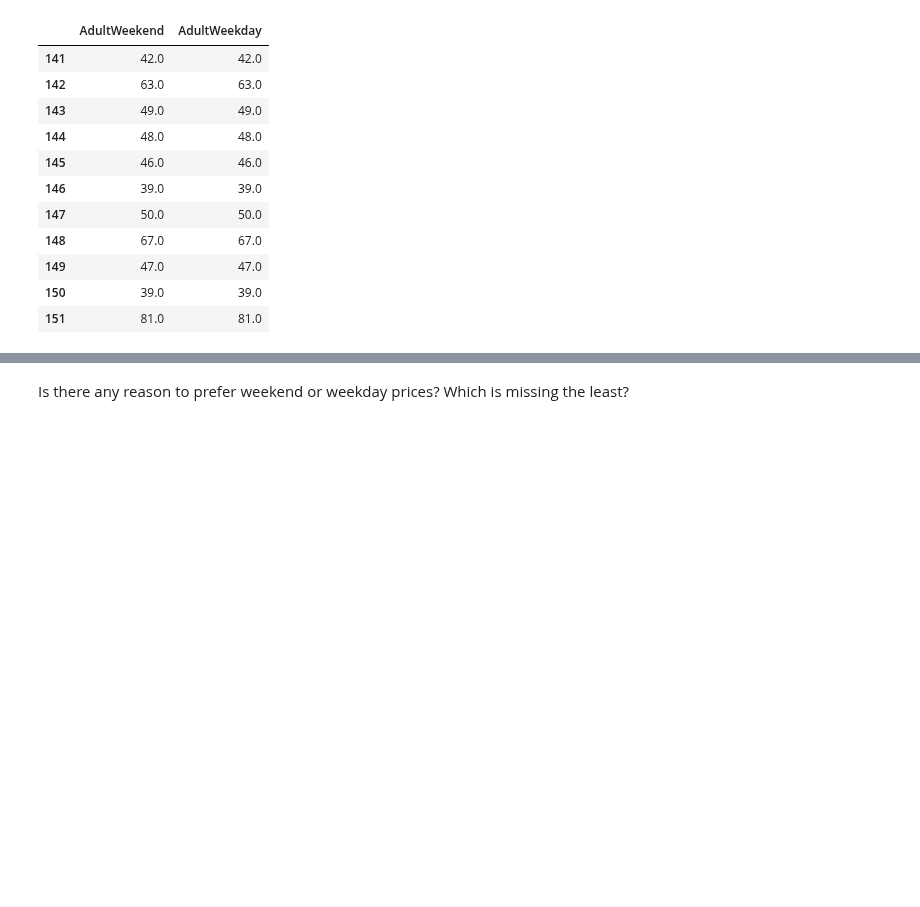
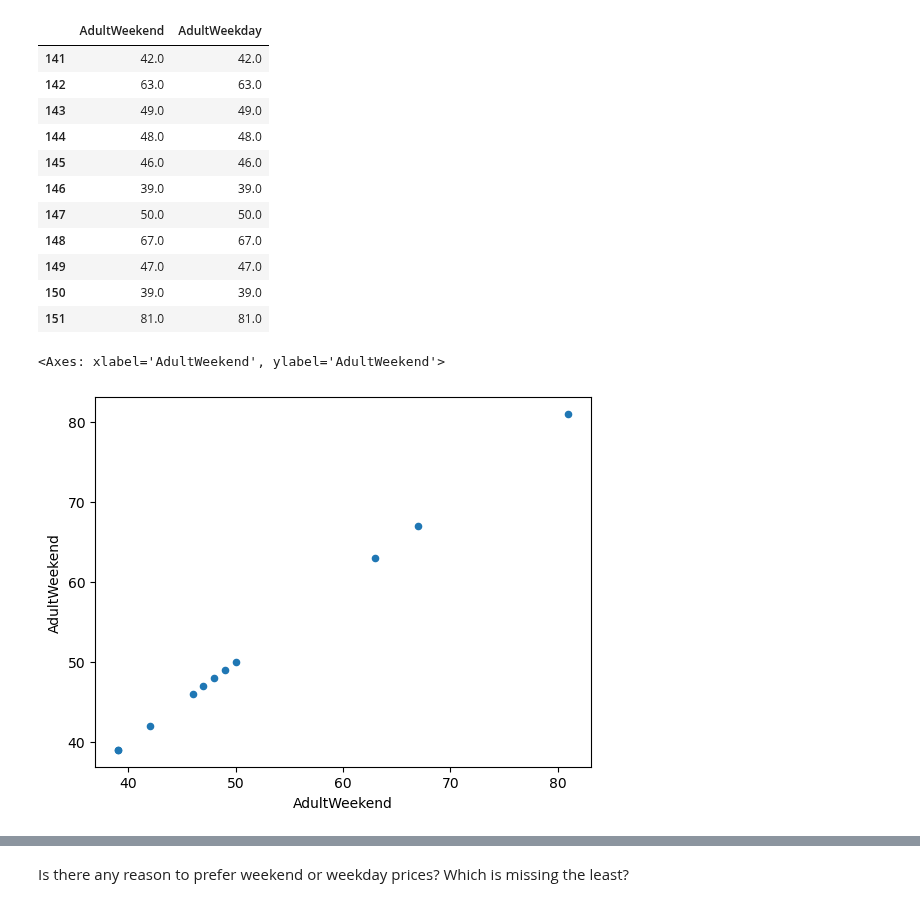
Before and after one commit to gabbycjames/DataScienceGuidedCapstone, a Jupyter notebook: Notebooks/02_data_wrangling.ipynb, the cells around one changed output, grey strips where cells are left out. Saved outputs shown, nothing was run; the diff lists cells and outputs as text; code cells hidden in the pictures; blank space fills up the shorter version.

Commit message:
Added graph of Montana ticket prices

```diff
--- a/Notebooks/02_data_wrangling.ipynb
+++ b/Notebooks/02_data_wrangling.ipynb
@@ -1100,3 +1100,8 @@ ski_data.loc[ski_data.state == 'Montana', ['AdultWeekend', 'AdultWeekday']]
 | 149 | 47.0 | 47.0 |
 | 150 | 39.0 | 39.0 |
 | 151 | 81.0 | 81.0 |
+# %%
+ski_data.loc[ski_data.state == 'Montana', ['AdultWeekend', 'AdultWeekday']].plot(x='AdultWeekend', y='AdultWeekend', kind='scatter')
+# %% [output]
+<Axes: xlabel='AdultWeekend', ylabel='AdultWeekend'>
+[figure, added]
```
Also changed, not shown: parts of 7 cells of this notebook.
